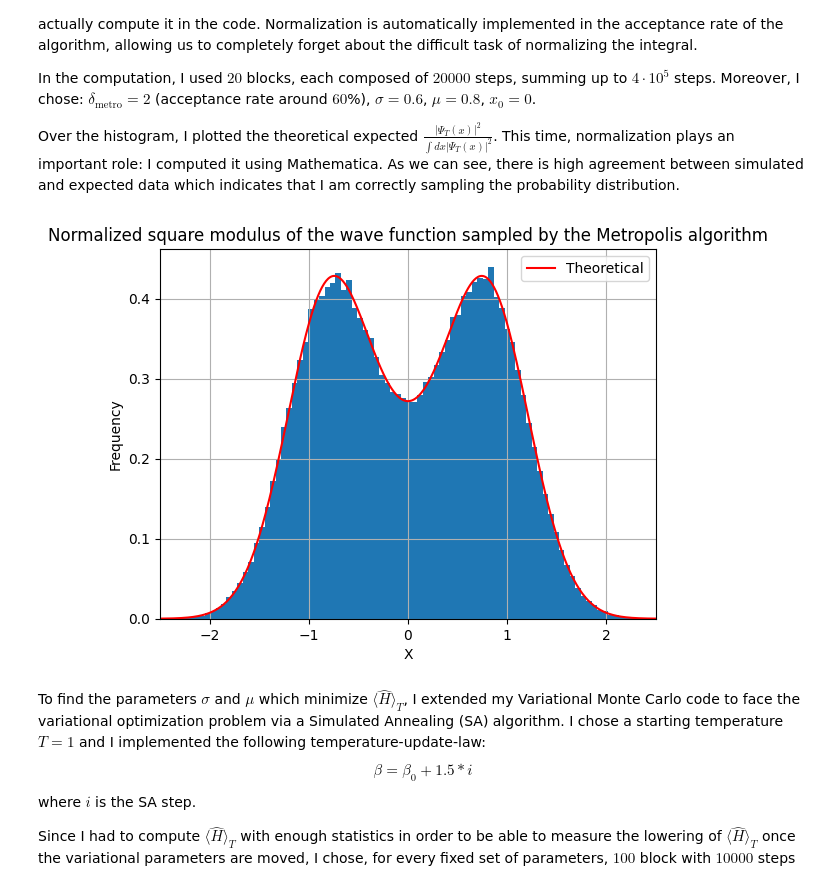
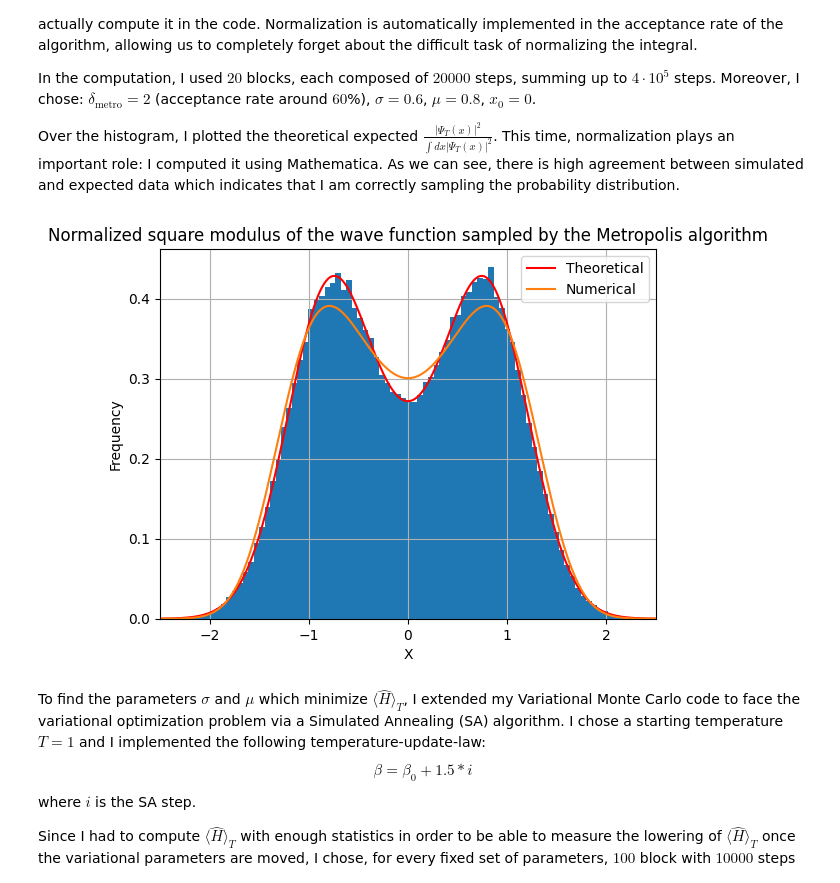
Before and after one commit to Matteo-Razza/LSN_Matteo_Razza, a Jupyter notebook: Esercitazione_08/LSN_Exercises_08.ipynb, the cells around one changed output. Cells and saved outputs as stored; diff of their text form; code cells hidden in the pictures.

```diff
--- a/Esercitazione_08/LSN_Exercises_08.ipynb
+++ b/Esercitazione_08/LSN_Exercises_08.ipynb
@@ -70,35 +70,35 @@ import matplotlib.pyplot as plt
 mu = 0.8
 sigma = 0.6
 
 # Loading from file
 sqr_mod = np.loadtxt('sqr_mod.dat')
 
 # Set of x values
 a = 10
 N = 1000 # number of iterations
 x = np.linspace(-a/2, a/2, N) # step sizes
 
 # Modulus squared norm calculated using mathematica
 norm = 2*(1+np.exp(-mu**2/sigma**2)) *np.sqrt(np.pi)*sigma
 
 # Plotting the histogram
 plt.hist(sqr_mod, bins=100, density= True)
 plt.title('Normalized square modulus of the wave function sampled by the Metropolis algorithm')
 plt.xlabel('X')
 plt.ylabel('Frequency')
 
 # Plotting the theoretical curve
 plt.plot(x, (np.exp((-(x-mu)**2)/(2*sigma**2)) + np.exp((-(x+mu)**2)/(2*sigma**2)))**2/norm, color='red', label='Theoretical')
 
 # Plotting the numerical curve
-# plt.plot(x,(psi[0])**2, label='Numerical')
+plt.plot(x,(psi[0])**2, label='Numerical')
 
 plt.xlim((-2.5, 2.5))
 plt.grid(True)
 plt.legend()
 plt.show()
 # %% [output]
-[figure, old version]
+[figure, new version]
 # %% [markdown]
 To find the parameters $\sigma$ and $\mu$ which minimize $\langle {\hat H} \rangle_T$, I extended my Variational Monte Carlo code to face the variational optimization problem via a Simulated Annealing (SA) algorithm. I chose a starting temperature $T=1$ and I implemented the following temperature-update-law:
 $$\beta=\beta_0+1.5*i$$
```
